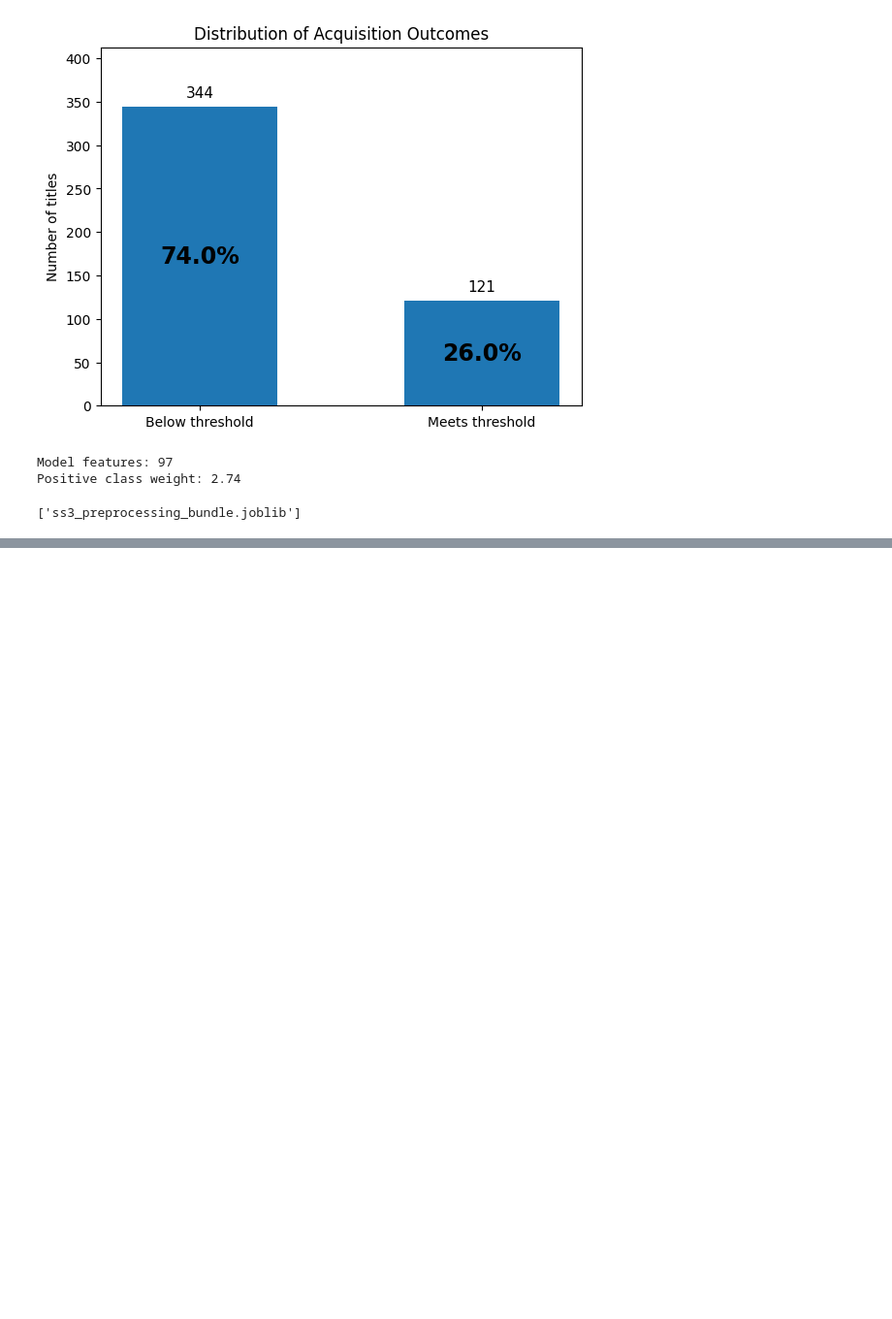
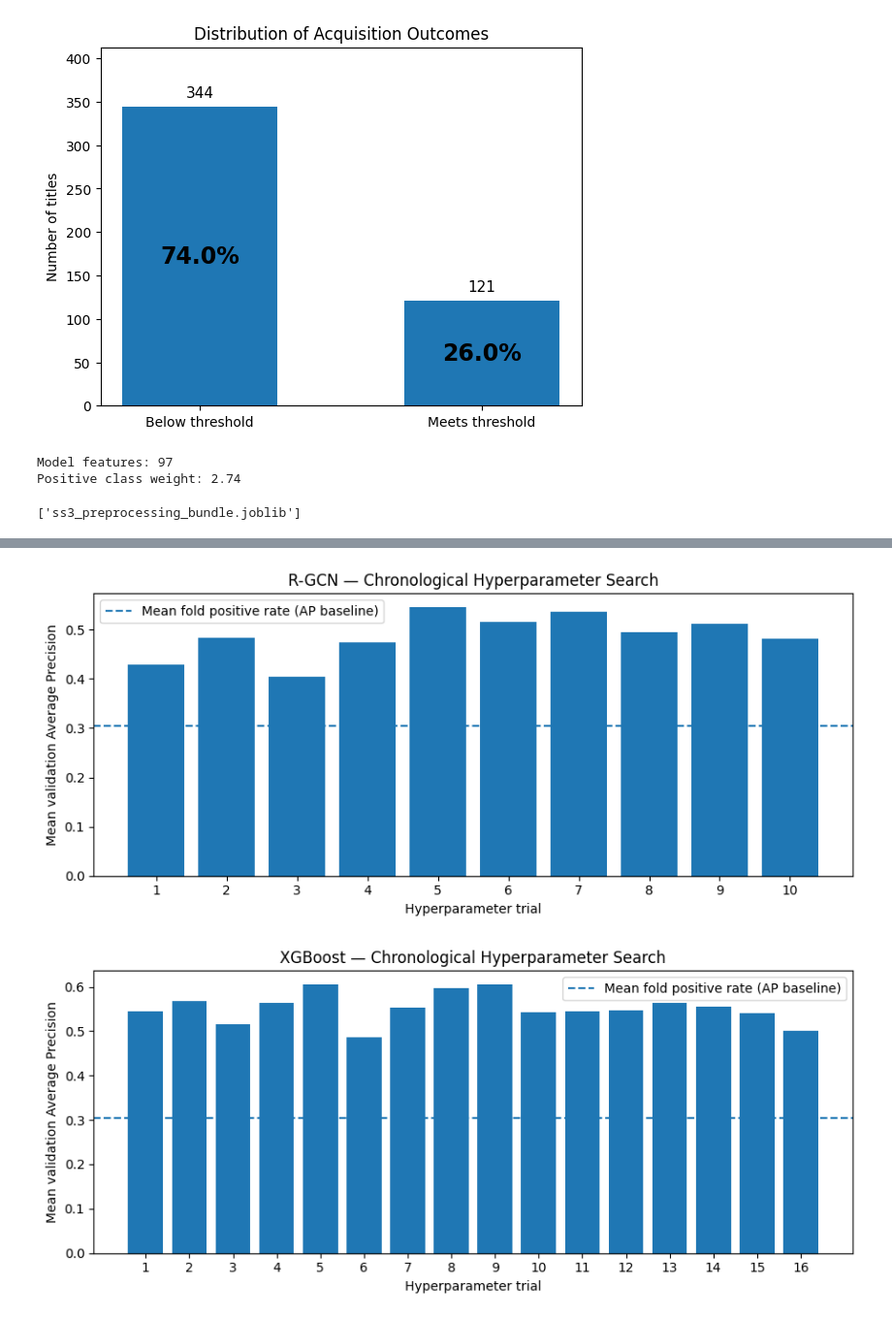
Before and after one commit to bjvvuuren/predict-play, a Jupyter notebook: modelling/SS3_PartB.ipynb, the cells around one changed output, grey strips where cells are left out. Shown at 97% size. Cells and saved outputs as stored; diff of their text form; code cells hidden in the pictures; blank space fills up the shorter version.

Commit message:
Added code to Build models and Hyperparameter Tuning

```diff
--- a/modelling/SS3_PartB.ipynb
+++ b/modelling/SS3_PartB.ipynb
@@ -1370,0 +2107,25 @@ Positive class weight: 2.74
+# %%
+# Visualise development-fold tuning results (not the test set).
+
+for model_name in ["R-GCN", "XGBoost"]:
+    data = tuning_summary[
+        tuning_summary["model"] == model_name
+    ].sort_values("trial")
+
+    plt.figure(figsize=(9, 4))
+    plt.bar(data["trial"].astype(str), data["mean_ap"])
+    plt.axhline(
+        data["mean_baseline_ap"].mean(),
+        linestyle="--",
+        label="Mean fold positive rate (AP baseline)"
+    )
+
+    plt.xlabel("Hyperparameter trial")
+    plt.ylabel("Mean validation Average Precision")
+    plt.title(f"{model_name} — Chronological Hyperparameter Search")
+    plt.legend()
+    plt.tight_layout()
+    plt.show()
+# %% [output]
+[figure, added]
+[figure, added]
```
Also changed, not shown: parts of 19 cells of this notebook.
